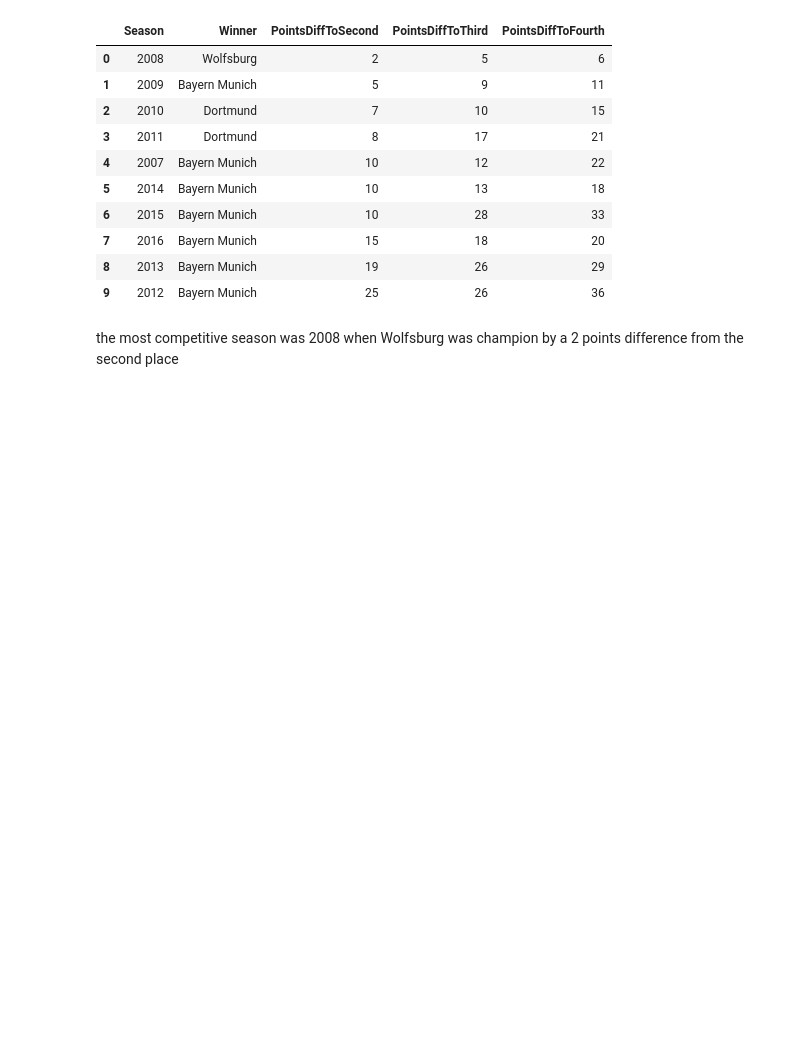
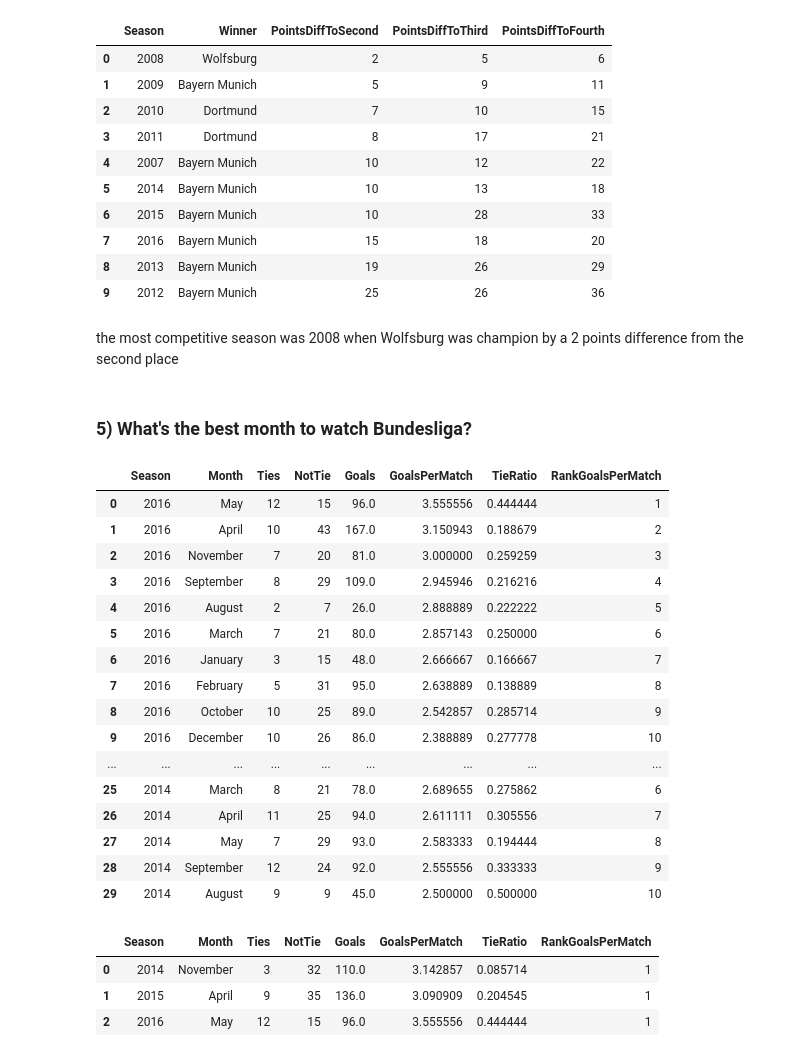
Before and after one commit to gabaghul/pyspark-study, a Jupyter notebook: study.ipynb, the cells around one changed output. Cells and saved outputs as stored; diff of their text form; code cells hidden in the pictures; blank space fills up the shorter version.

```diff
--- a/study.ipynb
+++ b/study.ipynb
@@ -475,3 +473,44 @@ competitive_table.sort(['PointsDiffToSecond', 'PointsDiffToThird', 'PointsDiffTo
 | 9 | 2012 | Bayern Munich | 25 | 26 | 36 |
 # %% [markdown]
 the most competitive season was 2008 when Wolfsburg was champion by a 2 points difference from the second place
+# %% [markdown]
+### 5) What's the best month to watch Bundesliga?
+# %%
+window = Window.partitionBy('Season').orderBy(col('GoalsPerMatch').desc())
+
+df_best_month = bundesliga_tie_results \
+                    .filter((col('Season') >= 2014) & (col('Season') <= 2016)) \
+                    .withColumn("GoalsPerMatch", col('Goals') / (col('Ties') + col('NotTie'))) \
+                    .withColumn("TieRatio", col('Ties') / (col('Ties') + col('NotTie'))) \
+                    .withColumn('RankGoalsPerMatch', rank().over(window))
+
+df_best_month = df_best_month.sort('Season', 'GoalsPerMatch', ascending=False)
+df_best_month.toPandas()
+# %% [output]
+|  | Season | Month | Ties | NotTie | Goals | GoalsPerMatch | TieRatio | RankGoalsPerMatch |
+| 0 | 2016 | May | 12 | 15 | 96.0 | 3.555556 | 0.444444 | 1 |
+| 1 | 2016 | April | 10 | 43 | 167.0 | 3.150943 | 0.188679 | 2 |
+| 2 | 2016 | November | 7 | 20 | 81.0 | 3.000000 | 0.259259 | 3 |
+| 3 | 2016 | September | 8 | 29 | 109.0 | 2.945946 | 0.216216 | 4 |
+| 4 | 2016 | August | 2 | 7 | 26.0 | 2.888889 | 0.222222 | 5 |
+| 5 | 2016 | March | 7 | 21 | 80.0 | 2.857143 | 0.250000 | 6 |
+| 6 | 2016 | January | 3 | 15 | 48.0 | 2.666667 | 0.166667 | 7 |
+| 7 | 2016 | February | 5 | 31 | 95.0 | 2.638889 | 0.138889 | 8 |
+| 8 | 2016 | October | 10 | 25 | 89.0 | 2.542857 | 0.285714 | 9 |
+| 9 | 2016 | December | 10 | 26 | 86.0 | 2.388889 | 0.277778 | 10 |
+| ... | ... | ... | ... | ... | ... | ... | ... | ... |
+| 25 | 2014 | March | 8 | 21 | 78.0 | 2.689655 | 0.275862 | 6 |
+| 26 | 2014 | April | 11 | 25 | 94.0 | 2.611111 | 0.305556 | 7 |
+| 27 | 2014 | May | 7 | 29 | 93.0 | 2.583333 | 0.194444 | 8 |
+| 28 | 2014 | September | 12 | 24 | 92.0 | 2.555556 | 0.333333 | 9 |
+| 29 | 2014 | August | 9 | 9 | 45.0 | 2.500000 | 0.500000 | 10 |
+# %%
+df_best_month.select('*').where((col('Season') == 2014) & (col('RankGoalsPerMatch') == 1)) \
+        .union(df_best_month.select('*').where((col('Season') == 2015) & (col('RankGoalsPerMatch') == 1))) \
+        .union(df_best_month.select('*').where((col('Season') == 2016) & (col('RankGoalsPerMatch') == 1))) \
+        .toPandas()
+# %% [output]
+|  | Season | Month | Ties | NotTie | Goals | GoalsPerMatch | TieRatio | RankGoalsPerMatch |
+| 0 | 2014 | November | 3 | 32 | 110.0 | 3.142857 | 0.085714 | 1 |
+| 1 | 2015 | April | 9 | 35 | 136.0 | 3.090909 | 0.204545 | 1 |
+| 2 | 2016 | May | 12 | 15 | 96.0 | 3.555556 | 0.444444 | 1 |
```
Also changed, not shown: parts of 5 cells of this notebook.
